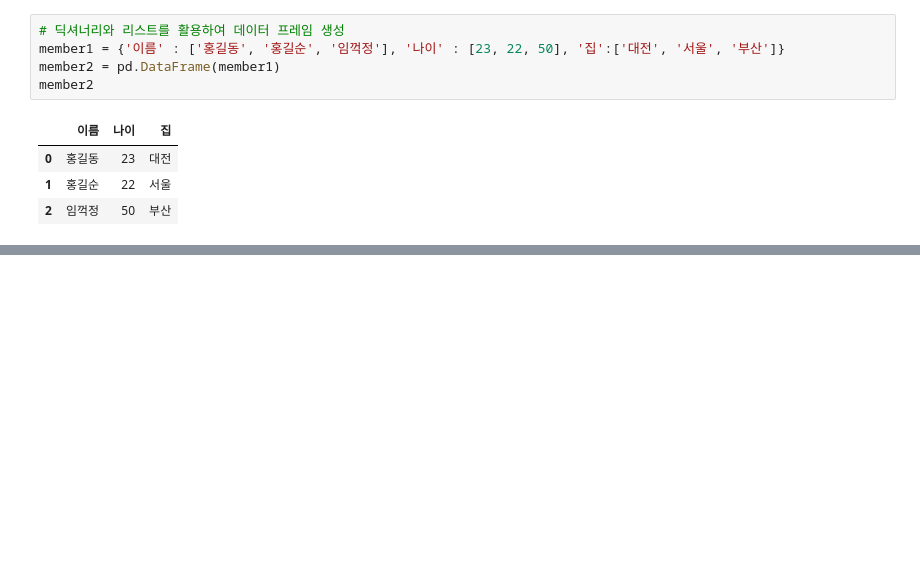
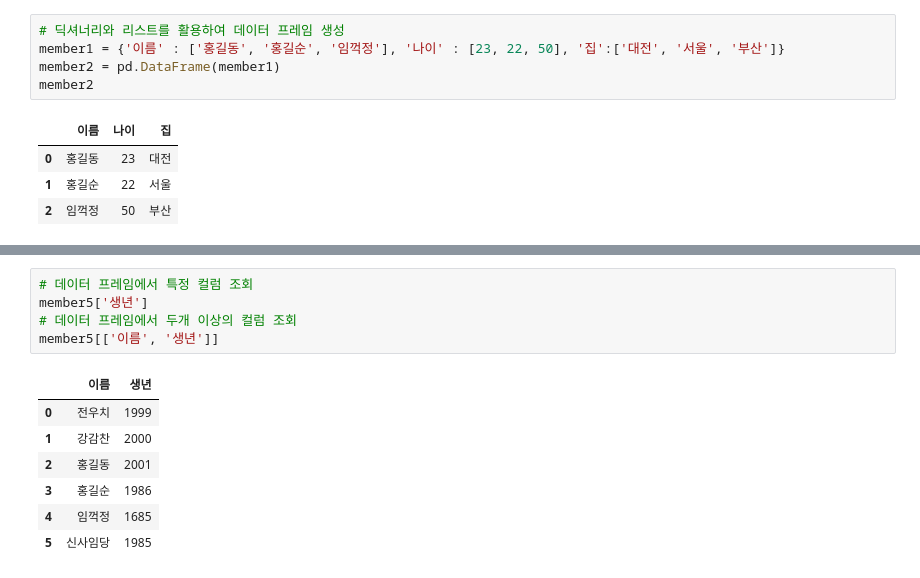
Before and after one commit to hyestar/py202208, a Jupyter notebook: 시각화연습.ipynb, the cells around one changed output, grey strips where cells are left out. Cells and saved outputs as stored; diff of their text form; blank space fills up the shorter version.

```diff
--- a/시각화연습.ipynb
+++ b/시각화연습.ipynb
@@ -201,0 +282,13 @@ member2
+# %%
+# 데이터 프레임에서 특정 컬럼 조회
+member5['생년']
+# 데이터 프레임에서 두개 이상의 컬럼 조회
+member5[['이름', '생년']]
+# %% [output]
+|  | 이름 | 생년 |
+| 0 | 전우치 | 1999 |
+| 1 | 강감찬 | 2000 |
+| 2 | 홍길동 | 2001 |
+| 3 | 홍길순 | 1986 |
+| 4 | 임꺽정 | 1685 |
+| 5 | 신사임당 | 1985 |
```
Also changed, not shown: parts of 8 cells of this notebook, 1 other file.
